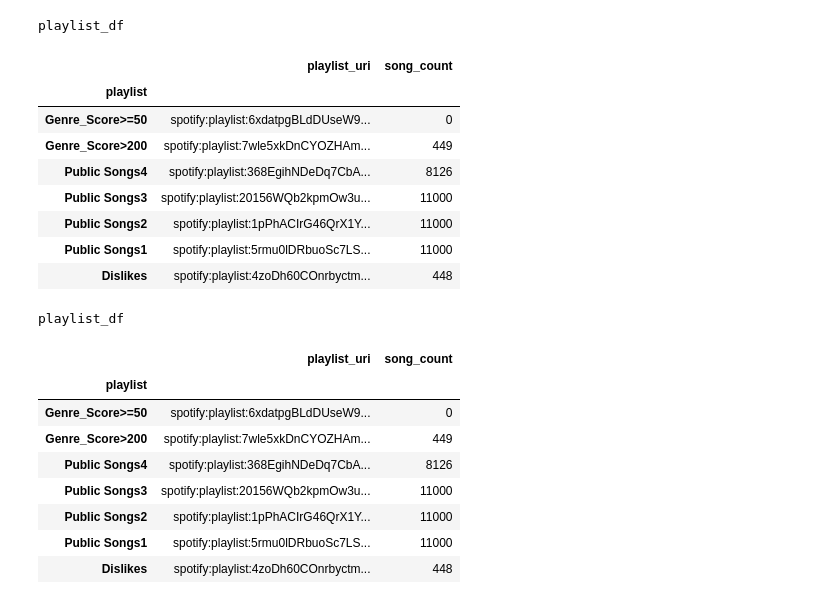
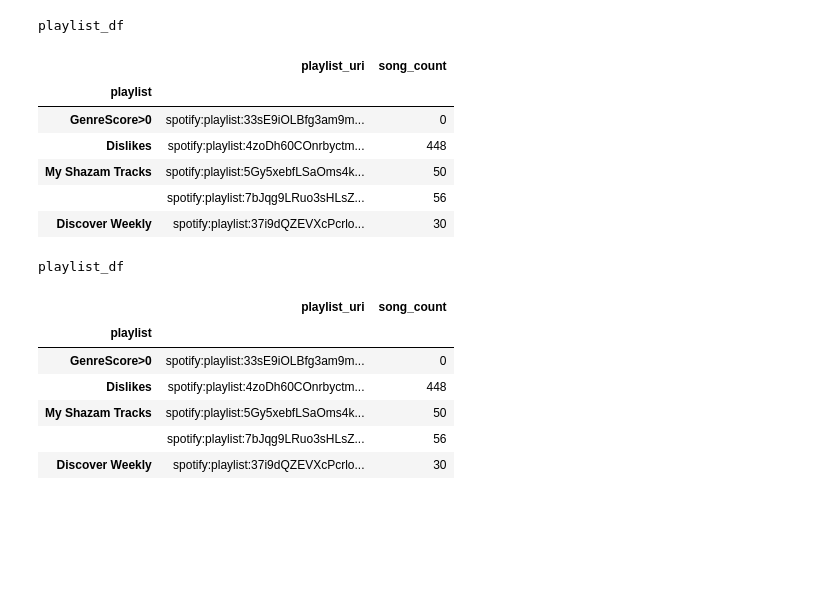
Before and after one commit to wjewell3/spotipy, a Jupyter notebook: create_playlist.ipynb, the cells around one changed output. Saved outputs shown, nothing was run; the diff lists cells and outputs as text; code cells hidden in the pictures; blank space fills up the shorter version.

```diff
--- a/Spotipy_Funcs.ipynb
+++ b/create_playlist.ipynb
@@ -11,6 +16,7 @@
 # %%
 # 0. Declare name of playlist to be created
-pred_like_playlist_name = "Genre_Score>=50"
+pred_like_playlist_name = "GenreScore>20"
+genre_threshold = 21
 # %%
 #### ALL FUNCTIONS BELOW ####
 
@@ -231,7 +237,7 @@ def establish_genre_score(genre_count_df, df):
     groupby_cols = df.columns.to_list()[:-1]
 
     print('\nSumming genre column')
-    df = df.groupby(groupby_cols).sum()
+    df = df.groupby(groupby_cols).sum().sort_values('genre count', ascending=False)
     df = df.rename({'genre count': 'genre score'}, axis=1).reset_index()
     # reset index after summing - otherwise everything prior to sum will become index
     df.set_index('uri', inplace=True)
@@ -243,9 +249,18 @@ def establish_genre_score(genre_count_df, df):
 def get_playlist_uris(playlists_raw):
     df = pd.DataFrame()
     for i in range(0, len(playlists_raw)):
-        playlist = playlists_raw['items'][i]['name']
-        playlist_uri = playlists_raw['items'][i]['uri']
-        song_count = playlists_raw['items'][i]['tracks']['total']
+        try:
+            playlist = playlists_raw[i]['name']
+        except:
+            playlist = ''
+        try:
+            playlist_uri = playlists_raw[i]['uri']
+        except:
+            playlist_uri = ''
+        try:
+            song_count = playlists_raw[i]['tracks']['total']
+        except:
+            song_count = 0
         df = df.append(pd.DataFrame([[playlist, playlist_uri, song_count]], columns = ['playlist','playlist_uri','song_count']))
     df.set_index(['playlist'], inplace=True)
     print('playlist_df')
@@ -253,10 +268,11 @@ def get_playlist_uris(playlists_raw):
     return df
 
 def get_raw_disliked_song_list():
-    playlists_raw = sp.current_user_playlists()
+    playlists_raw = sp.current_user_playlists()['items']
     playlists_df = get_playlist_uris(playlists_raw)
-    uri =  playlists_df.loc['Dislikes']['playlist_uri']
-    song_count =  playlists_df.loc['Dislikes']['song_count']
+    display(playlists_df)
+    uri = playlists_df.loc['Dislikes']['playlist_uri']
+    song_count = playlists_df.loc['Dislikes']['song_count']
     # extract data from Disliked songs
     dislike_raw_list = []
     for i in range(int(math.ceil(song_count/100.0))):
@@ -275,6 +291,7 @@ def combine_dfs_to_create_my_songs_df(df1,df2, save_destination):
     display(my_songs_df.head())
     print('successfully saved to .csv and .pkl files in save_destination')
 
+# 7. Combine liked and disliked songs into my_songs dataframe with "Liked" flag
 # 8. Get featured playlist uris so we can get their associated songs
 def get_featured_playlist_uris():
     print('Getting raw_featured_playlist_df')
@@ -291,6 +308,8 @@ def get_featured_playlist_uris():
     display(df)
     return df
 
+# 7. Combine liked and disliked songs into my_songs dataframe with "Liked" flag
+# 8. Get featured playlist uris so we can get their associated songs
 # 9. Get raw data from the songs
 def get_raw_featured_playlist_song_list():
     playlists_df = get_featured_playlist_uris()
@@ -306,7 +325,7 @@ def get_raw_featured_playlist_song_list():
     return raw_featured_songs
 
 def create_playlist(pred_like_playlist_name, df, genre_score_threshold):
-    playlists_raw = sp.current_user_playlists()
+    playlists_raw = sp.current_user_playlists()['items']
     playlists_df = get_playlist_uris(playlists_raw)
     playlist_uri = get_playlist_uris(playlists_raw).loc[playlists_df.index == pred_like_playlist_name,'playlist_uri'][0].split(':')[2]
     uri_list = df.loc[df['genre score']>= genre_score_threshold].reset_index()['uri'].to_list()
@@ -418,23 +589,19 @@ my_songs_df = pd.read_pickle("./my_songs.pkl")
 # %%
-create_playlist(pred_like_playlist_name, featured_playlist_song_df, 50)
+create_playlist(pred_like_playlist_name, featured_playlist_song_df, genre_threshold)
 # %% [output]
 playlist_df
 |  | playlist_uri | song_count |
 | playlist |  |  |
-| Genre_Score>=50 | spotify:playlist:6xdatpgBLdDUseW9... | 0 |
-| Genre_Score>200 | spotify:playlist:7wle5xkDnCYOZHAm... | 449 |
-| Public Songs4 | spotify:playlist:368EgihNDeDq7CbA... | 8126 |
-| Public Songs3 | spotify:playlist:20156WQb2kpmOw3u... | 11000 |
-| Public Songs2 | spotify:playlist:1pPhACIrG46QrX1Y... | 11000 |
-| Public Songs1 | spotify:playlist:5rmu0lDRbuoSc7LS... | 11000 |
+| GenreScore>0 | spotify:playlist:33sE9iOLBfg3am9m... | 0 |
 | Dislikes | spotify:playlist:4zoDh60COnrbyctm... | 448 |
+| My Shazam Tracks | spotify:playlist:5Gy5xebfLSaOms4k... | 50 |
+|  | spotify:playlist:7bJqg9LRuo3sHLsZ... | 56 |
+| Discover Weekly | spotify:playlist:37i9dQZEVXcPcrlo... | 30 |
 playlist_df
 |  | playlist_uri | song_count |
 | playlist |  |  |
-| Genre_Score>=50 | spotify:playlist:6xdatpgBLdDUseW9... | 0 |
-| Genre_Score>200 | spotify:playlist:7wle5xkDnCYOZHAm... | 449 |
-| Public Songs4 | spotify:playlist:368EgihNDeDq7CbA... | 8126 |
-| Public Songs3 | spotify:playlist:20156WQb2kpmOw3u... | 11000 |
-| Public Songs2 | spotify:playlist:1pPhACIrG46QrX1Y... | 11000 |
-| Public Songs1 | spotify:playlist:5rmu0lDRbuoSc7LS... | 11000 |
+| GenreScore>0 | spotify:playlist:33sE9iOLBfg3am9m... | 0 |
 | Dislikes | spotify:playlist:4zoDh60COnrbyctm... | 448 |
+| My Shazam Tracks | spotify:playlist:5Gy5xebfLSaOms4k... | 50 |
+|  | spotify:playlist:7bJqg9LRuo3sHLsZ... | 56 |
+| Discover Weekly | spotify:playlist:37i9dQZEVXcPcrlo... | 30 |
```
Also changed, not shown: parts of 7 cells of this notebook, 5 other files.
